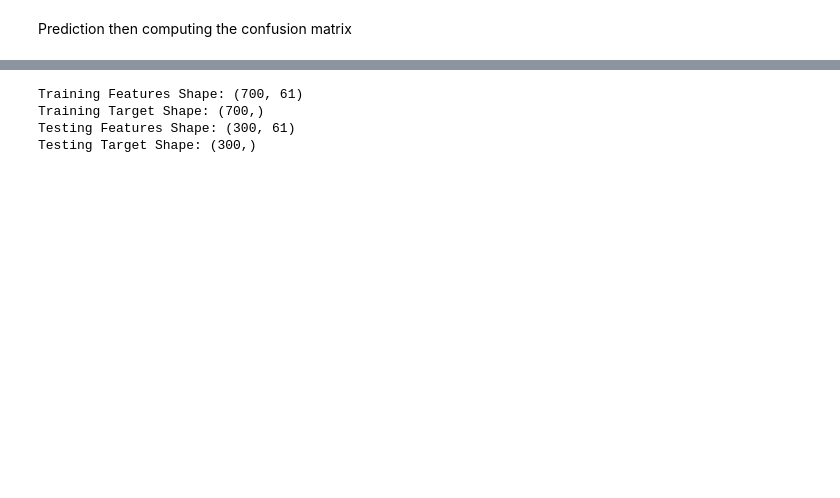
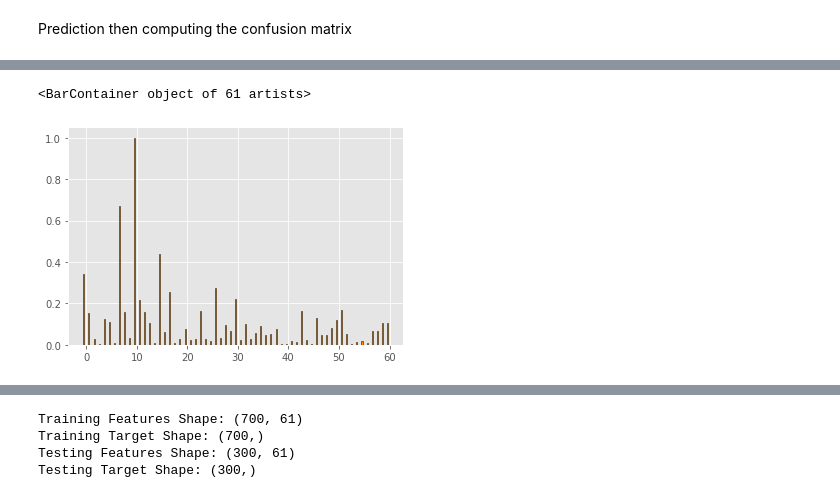
Before and after one commit to loicpalma/MLP_Project, a Jupyter notebook: Neural_Network.ipynb, the cells around one changed output, grey strips where cells are left out. Drawn from its saved outputs; the diff is of its cells as text; code cells hidden in the pictures; blank space fills up the shorter version.

```diff
--- a/Neural_Network.ipynb
+++ b/Neural_Network.ipynb
@@ -466,0 +619,12 @@ round(700/(2*(61+1)),0)
+# %%
+X_indices = np.arange(X_train.shape[-1])
+selector = SelectKBest(f_classif, k=30)
+selector.fit(X_train, y_train)
+scores = -np.log10(selector.pvalues_)
+scores /= scores.max()
+plt.bar(X_indices - .45, scores, width=.2,
+        label=r'Univariate score ($-Log(p_{value})$)', color='darkorange',
+        edgecolor='black')
+# %% [output]
+<BarContainer object of 61 artists>
+[figure, added]
```
Also changed, not shown: parts of 109 cells of this notebook, 1 other file.
